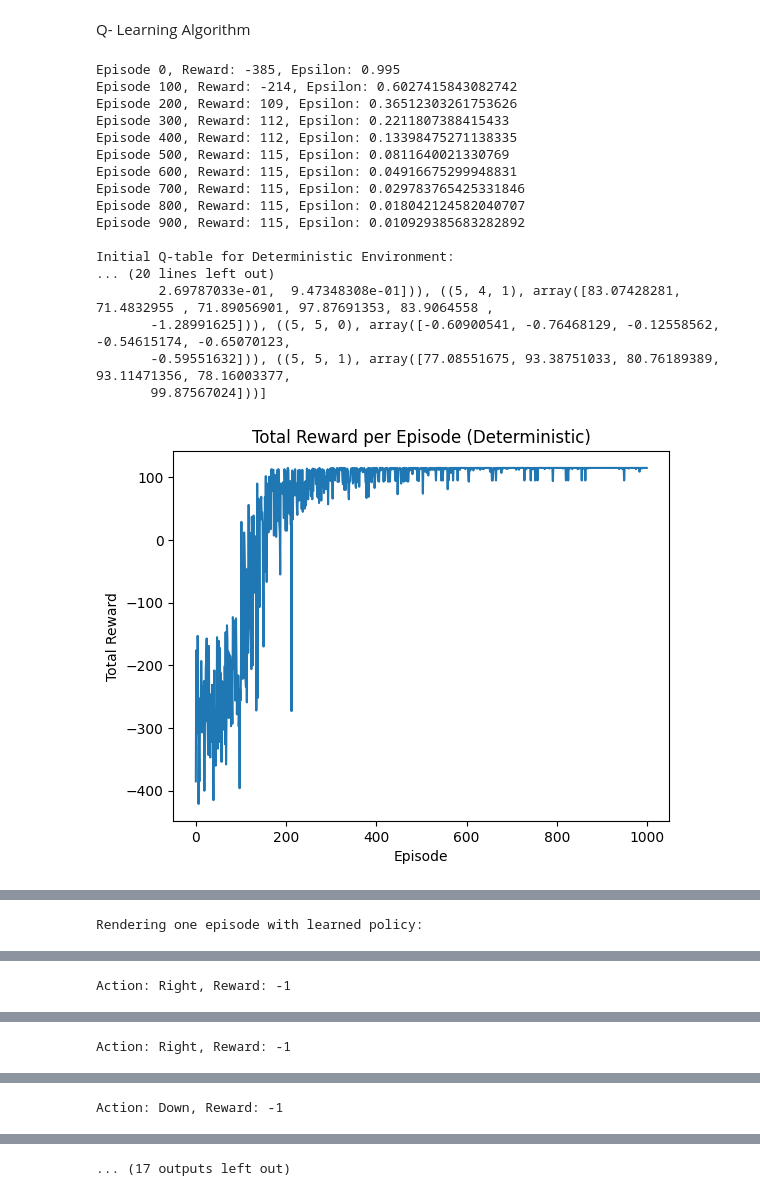
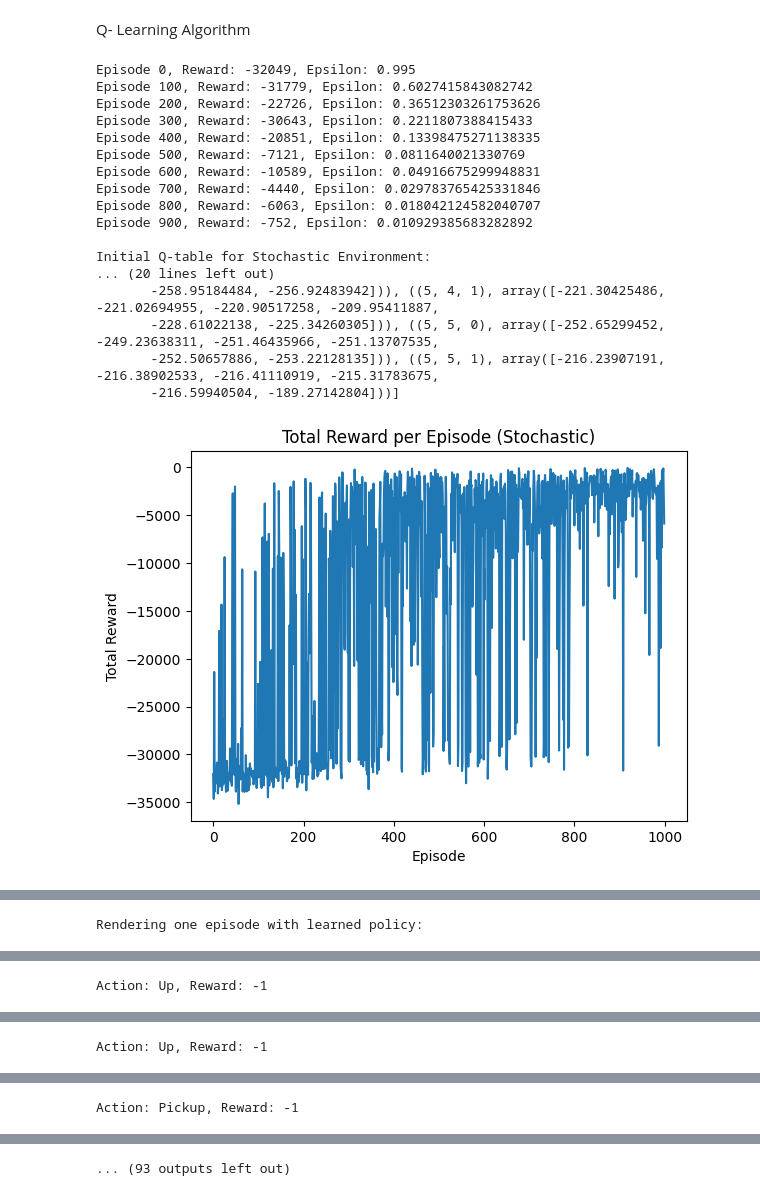
Before and after one commit to Anikkk/Warehouse_RL, a Jupyter notebook: Assignment1.ipynb, the cells around one changed output, grey strips where cells are left out. Drawn from its saved outputs; the diff is of its cells as text; code cells hidden in the pictures.

Commit message:
Stocastic and Deterministic Env

```diff
--- a/Assignment1.ipynb
+++ b/Assignment1.ipynb
@@ -258,7 +258,7 @@ class WarehouseRobotEnv(gym.Env):
         plt.show()
         time.sleep(0.1)
 
-def q_learning(env, episodes, max_step=100, alpha=0.1, gamma=0.99, epsilon=1.0, epsilon_decay=0.995, epsilon_min=0.01):
+def q_learning(env, episodes, max_step=10000, alpha=0.2, gamma=0.99, epsilon=1.0, epsilon_decay=0.995, epsilon_min=0.01):
     q_table = {}
     rewards_per_episode = []
     epsilon_values = []
@@ -362,48 +362,48 @@ def run_simulation_with_q_learning(stochastic=False):
             state = next_state
         greedy_rewards.append(episode_reward)
 
     plt.figure()
     plt.plot(greedy_rewards)
     plt.title(f"Greedy Policy Total Reward per Episode ({'Stochastic' if stochastic else 'Deterministic'})")
     plt.xlabel('Episode')
     plt.ylabel('Total Reward')
     plt.savefig(f"greedy_reward_plot_{'stochastic' if stochastic else 'deterministic'}.png")
     plt.show()
 
     # Render one episode with greedy policy
     state, _ = env.reset()
     state = tuple(state)
     print("\nRendering one episode with learned policy:")
     for _ in range(50):  # max steps
         action = np.argmax(q_table[state])
         next_state, reward, done, _, _ = env.step(action)
         next_state = tuple(next_state)
         env.render()
         print(f"Action: {['Up','Down','Left','Right','Pickup','Dropoff'][action]}, Reward: {reward}")
         if done:
             print("Task Completed!")
             break
         state = next_state
 
 if __name__ == "__main__":
-    run_simulation_with_q_learning(stochastic=False)
-    # run_simulation_with_q_learning(stochastic=True)
+    # run_simulation_with_q_learning(stochastic=False)
+    run_simulation_with_q_learning(stochastic=True)
 # %% [output]
-Episode 0, Reward: -385, Epsilon: 0.995
-Episode 100, Reward: -214, Epsilon: 0.6027415843082742
-Episode 200, Reward: 109, Epsilon: 0.36512303261753626
-Episode 300, Reward: 112, Epsilon: 0.2211807388415433
-Episode 400, Reward: 112, Epsilon: 0.13398475271138335
-Episode 500, Reward: 115, Epsilon: 0.0811640021330769
-Episode 600, Reward: 115, Epsilon: 0.04916675299948831
-Episode 700, Reward: 115, Epsilon: 0.029783765425331846
-Episode 800, Reward: 115, Epsilon: 0.018042124582040707
-Episode 900, Reward: 115, Epsilon: 0.010929385683282892
+Episode 0, Reward: -32049, Epsilon: 0.995
+Episode 100, Reward: -31779, Epsilon: 0.6027415843082742
+Episode 200, Reward: -22726, Epsilon: 0.36512303261753626
+Episode 300, Reward: -30643, Epsilon: 0.2211807388415433
+Episode 400, Reward: -20851, Epsilon: 0.13398475271138335
+Episode 500, Reward: -7121, Epsilon: 0.0811640021330769
+Episode 600, Reward: -10589, Epsilon: 0.04916675299948831
+Episode 700, Reward: -4440, Epsilon: 0.029783765425331846
+Episode 800, Reward: -6063, Epsilon: 0.018042124582040707
+Episode 900, Reward: -752, Epsilon: 0.010929385683282892
 
-Initial Q-table for Deterministic Environment:
+Initial Q-table for Stochastic Environment:
 ... (20 lines left out)
-        2.69787033e-01,  9.47348308e-01])), ((5, 4, 1), array([83.07428281, 71.4832955 , 71.89056901, 97.87691353, 83.9064558 ,
-       -1.28991625])), ((5, 5, 0), array([-0.60900541, -0.76468129, -0.12558562, -0.54615174, -0.65070123,
-       -0.59551632])), ((5, 5, 1), array([77.08551675, 93.38751033, 80.76189389, 93.11471356, 78.16003377,
-       99.87567024]))]
+       -258.95184484, -256.92483942])), ((5, 4, 1), array([-221.30425486, -221.02694955, -220.90517258, -209.95411887,
+       -228.61022138, -225.34260305])), ((5, 5, 0), array([-252.65299452, -249.23638311, -251.46435966, -251.13707535,
+       -252.50657886, -253.22128135])), ((5, 5, 1), array([-216.23907191, -216.38902533, -216.41110919, -215.31783675,
+       -216.59940504, -189.27142804]))]
-[figure, old version]
+[figure, new version]
@@ -414 +414 @@ Rendering one episode with learned policy:
-Action: Right, Reward: -1
+Action: Up, Reward: -1
@@ -416 +416 @@ Action: Right, Reward: -1
-Action: Right, Reward: -1
+Action: Up, Reward: -1
@@ -418 +418 @@ Action: Right, Reward: -1
-Action: Down, Reward: -1
+Action: Pickup, Reward: -1
@@ -420 +420 @@ Action: Down, Reward: -1
-... (17 outputs left out)
+... (93 outputs left out)
```
Also changed, not shown: parts of 1 cell of this notebook, 6 other files.
